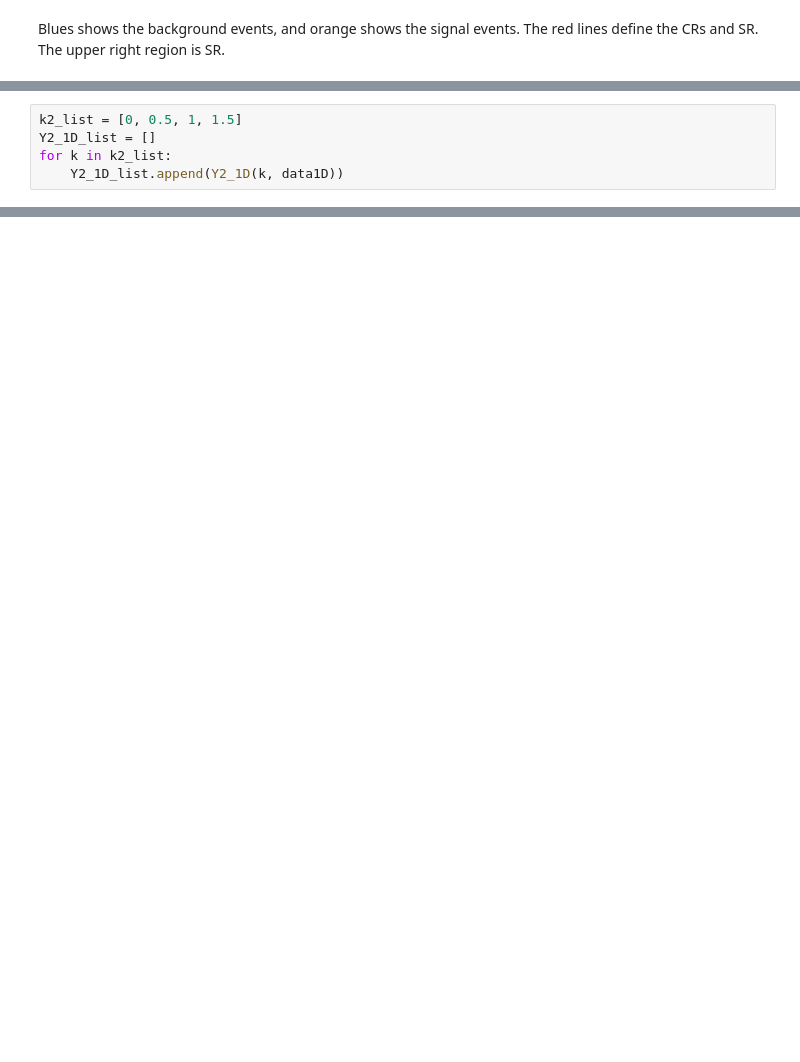
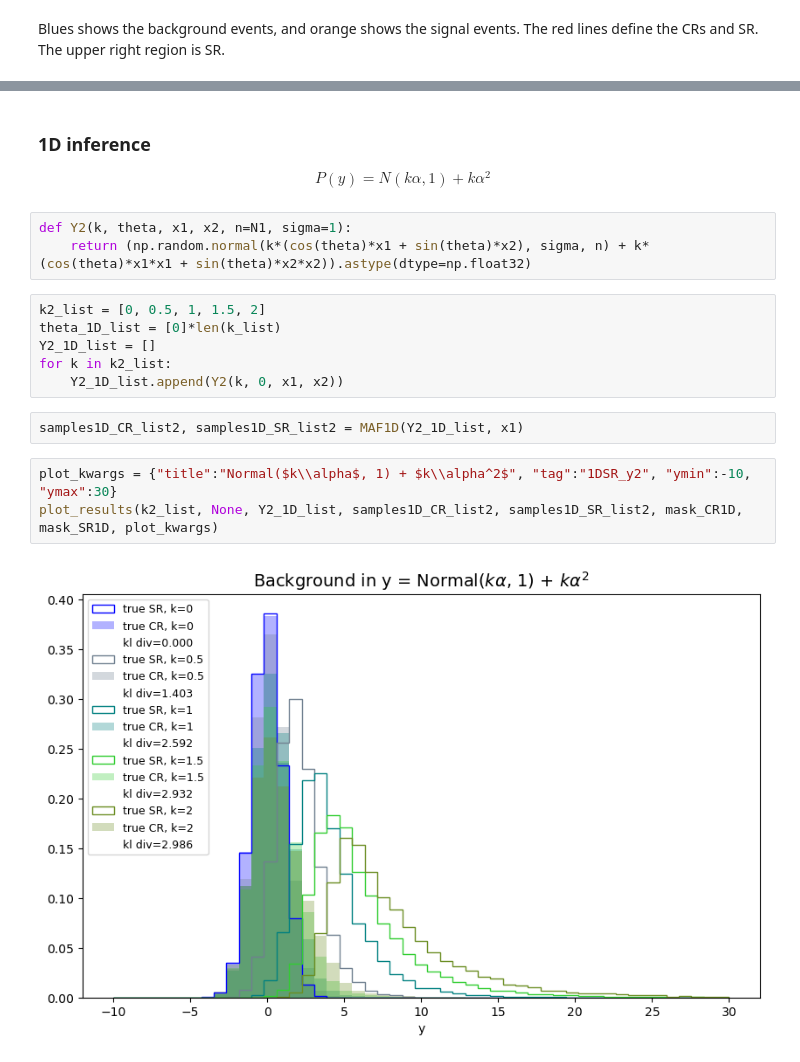
Before and after one commit to hep-lbdl/non-resonant-AD-extrapolation, a Jupyter notebook: Example.ipynb, the cells around one changed output, grey strips where cells are left out. Cells and saved outputs as stored; diff of their text form; blank space fills up the shorter version.

```diff
--- a/Example.ipynb
+++ b/Example.ipynb
@@ -261,5 +173,0 @@ def Y2_1D(k, x1):
-# %%
-k2_list = [0, 0.5, 1, 1.5]
-Y2_1D_list = []
-for k in k2_list:
-    Y2_1D_list.append(Y2_1D(k, data1D))
@@ -310,0 +216,22 @@ plot_kl_div(Y2_SR_list, Y2_gen_list, "true SR", "gen SR", k2_list, k2_list, **pl
+# %% [markdown]
+### 1D inference
+
+$$
+P(y) = N(k\alpha, 1) + k \alpha^2
+$$
+# %%
+def Y2(k, theta, x1, x2, n=N1, sigma=1):
+    return (np.random.normal(k*(cos(theta)*x1 + sin(theta)*x2), sigma, n) + k*(cos(theta)*x1*x1 + sin(theta)*x2*x2)).astype(dtype=np.float32)
+# %%
+k2_list = [0, 0.5, 1, 1.5, 2]
+theta_1D_list = [0]*len(k_list)
+Y2_1D_list = []
+for k in k2_list:
+    Y2_1D_list.append(Y2(k, 0, x1, x2))
+# %%
+samples1D_CR_list2, samples1D_SR_list2 = MAF1D(Y2_1D_list, x1)
+# %%
+plot_kwargs = {"title":"Normal($k\\alpha$, 1) + $k\\alpha^2$", "tag":"1DSR_y2", "ymin":-10, "ymax":30}
+plot_results(k2_list, None, Y2_1D_list, samples1D_CR_list2, samples1D_SR_list2, mask_CR1D, mask_SR1D, plot_kwargs)
+# %% [output]
+[figure, added]
```
Also changed, not shown: parts of 72 cells of this notebook, 34 other files.
